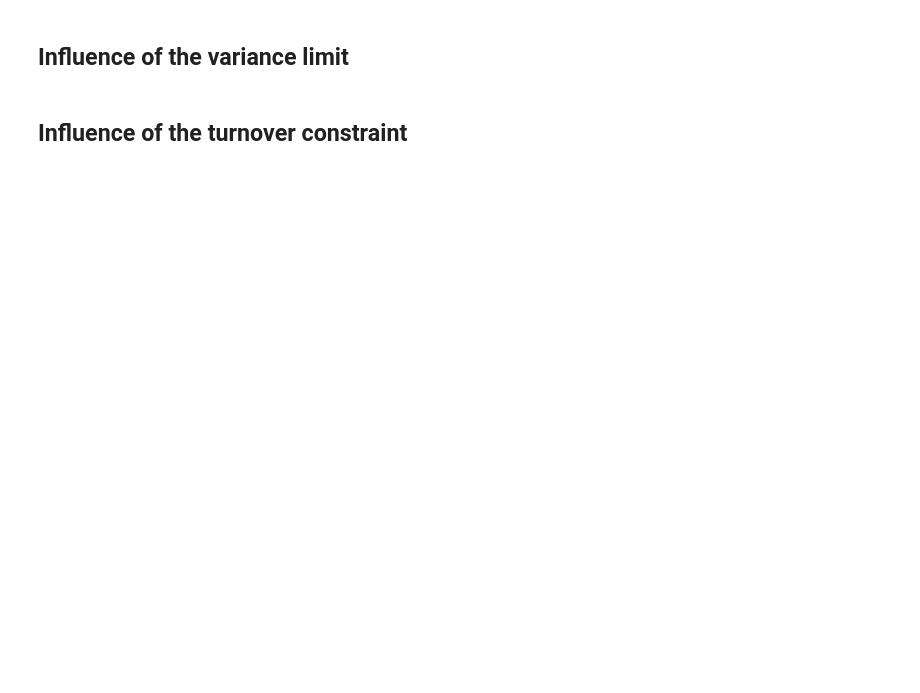
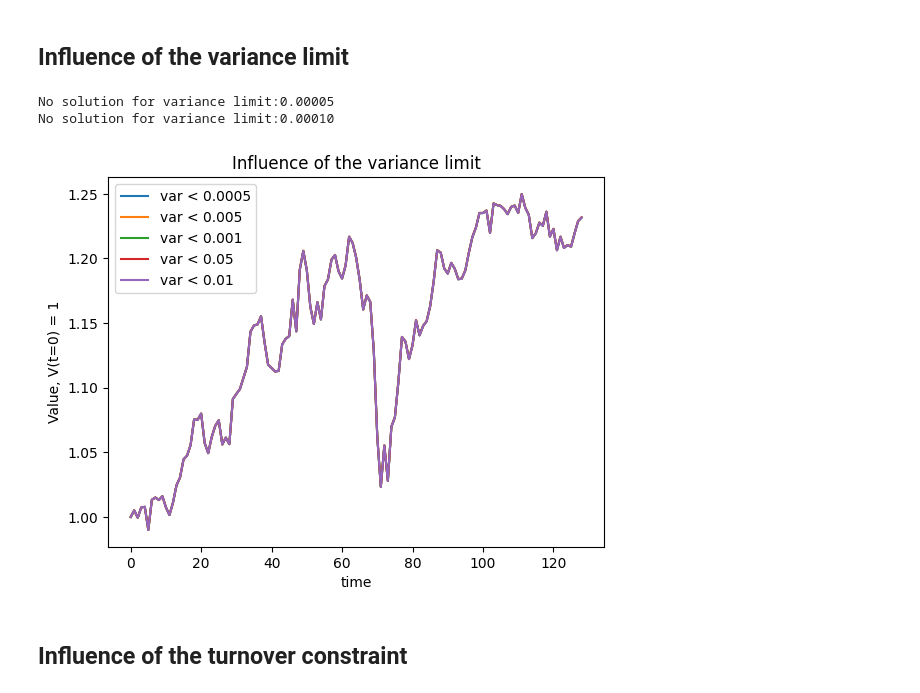
Before and after one commit to Hadrienvnt/Portfolio-Optimisation, a Jupyter notebook: dynamic_weights_allocation - in progress.ipynb, the cells around one changed output. Saved outputs shown, nothing was run; the diff lists cells and outputs as text; code cells hidden in the pictures; blank space fills up the shorter version.

```diff
--- a/dynamic_weights_allocation - in progress.ipynb
+++ b/dynamic_weights_allocation - in progress.ipynb
@@ -164,4 +216,22 @@ plt.show()
 # %% [markdown]
 ## Influence of the variance limit
+# %%
+variance_limits = [5e-5,1e-4,5e-4,5e-3,1e-3,5e-2,0.01]
+for s in variance_limits:
+    try:
+        _,V = realocation(returns,var_max=s)
+        plt.plot(time,V,label=f'var < {s}')
+    except TypeError:
+        print(f'No solution for variance limit:{s:.5f}')
+
+plt.legend()
+plt.xlabel('time')
+plt.ylabel('Value, V(t=0) = 1')
+plt.title('Influence of the variance limit')
+plt.show()
+# %% [output]
+No solution for variance limit:0.00005
+No solution for variance limit:0.00010
+[figure, added]
 # %% [markdown]
 ## Influence of the turnover constraint
```
Also changed, not shown: parts of 5 cells of this notebook.
